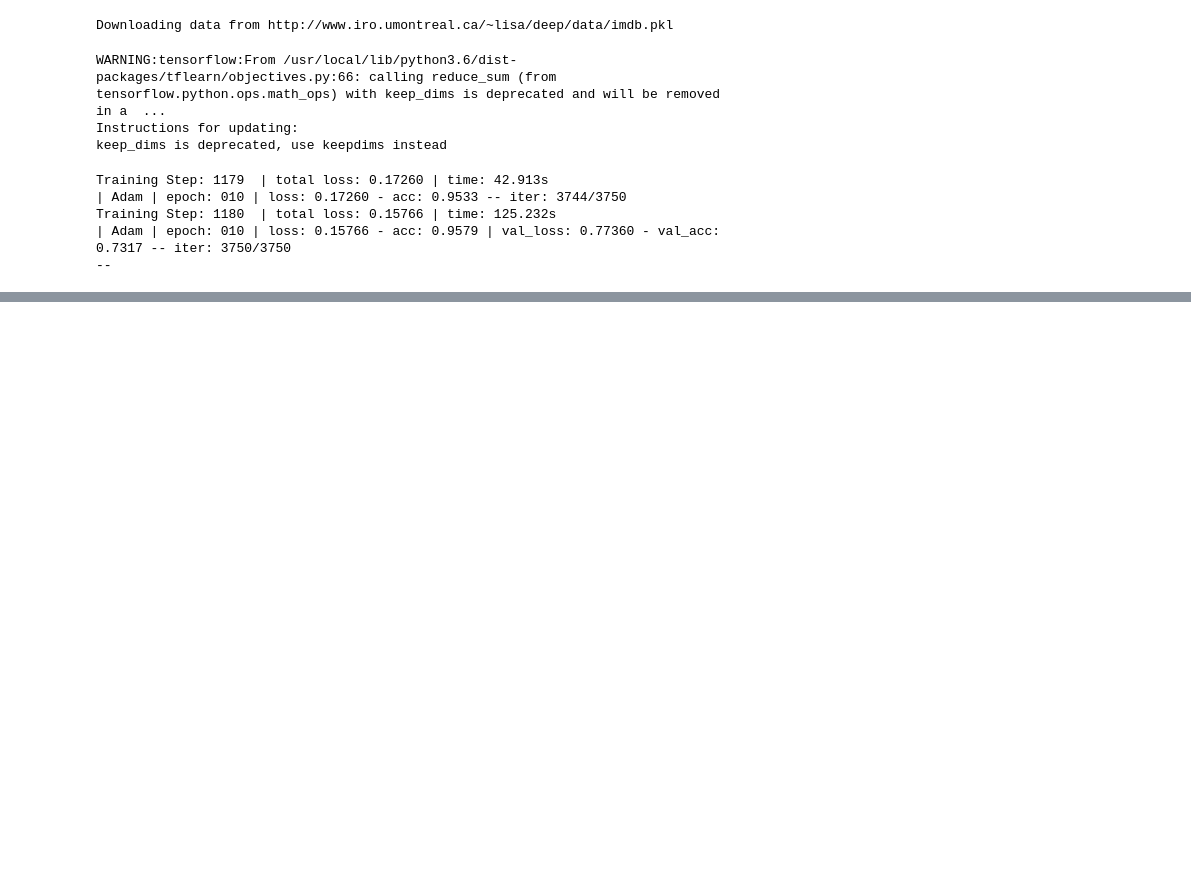
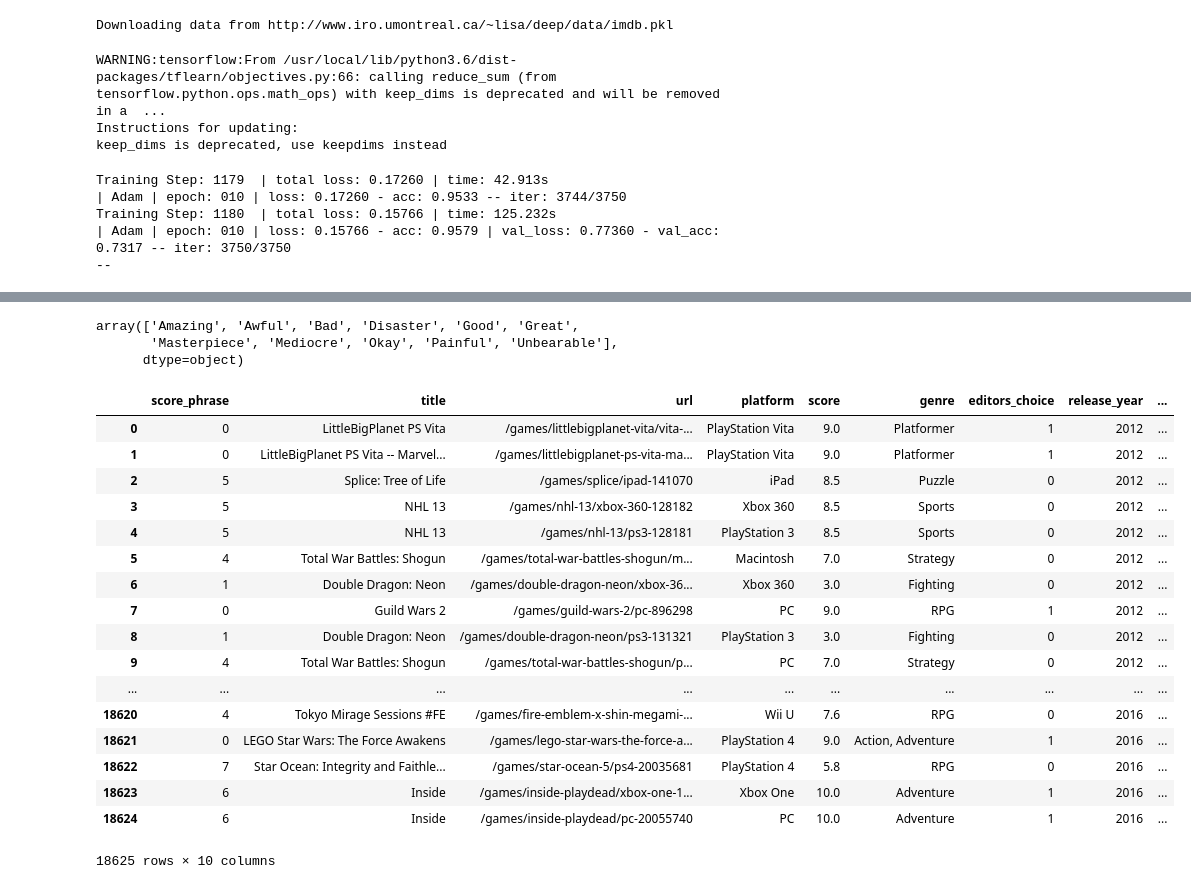
Before and after one commit to niel99/tensorflow_basic, a Jupyter notebook: sentiment_analysis.ipynb, the cells around one changed output, grey strips where cells are left out. Saved outputs shown, nothing was run; the diff lists cells and outputs as text; code cells hidden in the pictures; blank space fills up the shorter version.

```diff
--- a/sentiment_analysis.ipynb
+++ b/sentiment_analysis.ipynb
@@ -39,0 +83,3 @@ Training Step: 1180  | total loss: 0.15766 | time: 125.232s
+# %%
+df.genre.fillna(value='', inplace=True)
+df.isna().sum()
@@ -39,0 +98,37 @@ Training Step: 1180  | total loss: 0.15766 | time: 125.232s
+# %%
+from sklearn.preprocessing import LabelEncoder
+
+#Label Encoders for transforming texts to numbers
+le_1 = LabelEncoder()
+le_2 = LabelEncoder()
+
+df.editors_choice = le_1.fit_transform(df.editors_choice)
+df.score_phrase = le_2.fit_transform(df.score_phrase)
+
+scores = le_2.classes_
+scores
+# %% [output]
+array(['Amazing', 'Awful', 'Bad', 'Disaster', 'Good', 'Great',
+       'Masterpiece', 'Mediocre', 'Okay', 'Painful', 'Unbearable'],
+      dtype=object)
+# %%
+df
+# %% [output]
+|  | score_phrase | title | url | platform | score | genre | editors_choice | release_year | ... |
+| 0 | 0 | LittleBigPlanet PS Vita | /games/littlebigplanet-vita/vita-... | PlayStation Vita | 9.0 | Platformer | 1 | 2012 | ... |
+| 1 | 0 | LittleBigPlanet PS Vita -- Marvel... | /games/littlebigplanet-ps-vita-ma... | PlayStation Vita | 9.0 | Platformer | 1 | 2012 | ... |
+| 2 | 5 | Splice: Tree of Life | /games/splice/ipad-141070 | iPad | 8.5 | Puzzle | 0 | 2012 | ... |
+| 3 | 5 | NHL 13 | /games/nhl-13/xbox-360-128182 | Xbox 360 | 8.5 | Sports | 0 | 2012 | ... |
+| 4 | 5 | NHL 13 | /games/nhl-13/ps3-128181 | PlayStation 3 | 8.5 | Sports | 0 | 2012 | ... |
+| 5 | 4 | Total War Battles: Shogun | /games/total-war-battles-shogun/m... | Macintosh | 7.0 | Strategy | 0 | 2012 | ... |
+| 6 | 1 | Double Dragon: Neon | /games/double-dragon-neon/xbox-36... | Xbox 360 | 3.0 | Fighting | 0 | 2012 | ... |
+| 7 | 0 | Guild Wars 2 | /games/guild-wars-2/pc-896298 | PC | 9.0 | RPG | 1 | 2012 | ... |
+| 8 | 1 | Double Dragon: Neon | /games/double-dragon-neon/ps3-131321 | PlayStation 3 | 3.0 | Fighting | 0 | 2012 | ... |
+| 9 | 4 | Total War Battles: Shogun | /games/total-war-battles-shogun/p... | PC | 7.0 | Strategy | 0 | 2012 | ... |
+| ... | ... | ... | ... | ... | ... | ... | ... | ... | ... |
+| 18620 | 4 | Tokyo Mirage Sessions #FE | /games/fire-emblem-x-shin-megami-... | Wii U | 7.6 | RPG | 0 | 2016 | ... |
+| 18621 | 0 | LEGO Star Wars: The Force Awakens | /games/lego-star-wars-the-force-a... | PlayStation 4 | 9.0 | Action, Adventure | 1 | 2016 | ... |
+| 18622 | 7 | Star Ocean: Integrity and Faithle... | /games/star-ocean-5/ps4-20035681 | PlayStation 4 | 5.8 | RPG | 0 | 2016 | ... |
+| 18623 | 6 | Inside | /games/inside-playdead/xbox-one-1... | Xbox One | 10.0 | Adventure | 1 | 2016 | ... |
+| 18624 | 6 | Inside | /games/inside-playdead/pc-20055740 | PC | 10.0 | Adventure | 1 | 2016 | ... |
+18625 rows × 10 columns
```
Also changed, not shown: parts of 7 cells of this notebook.
